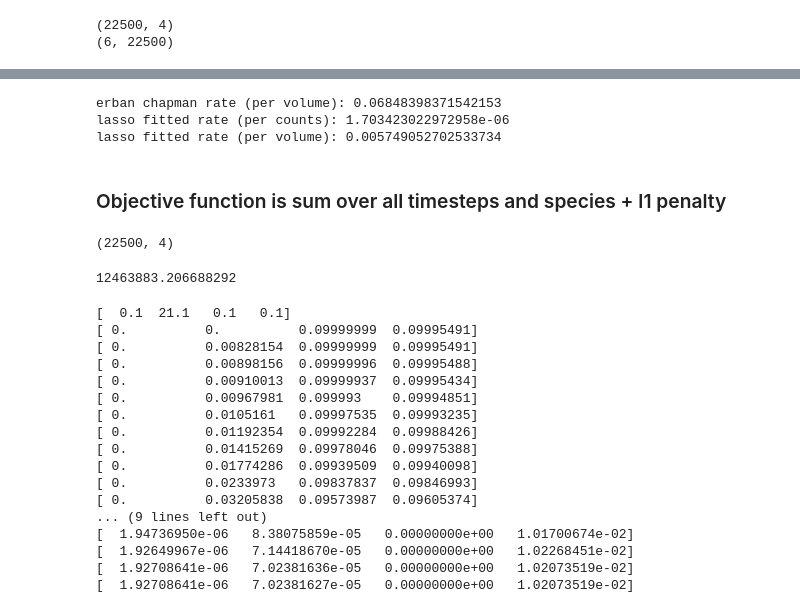
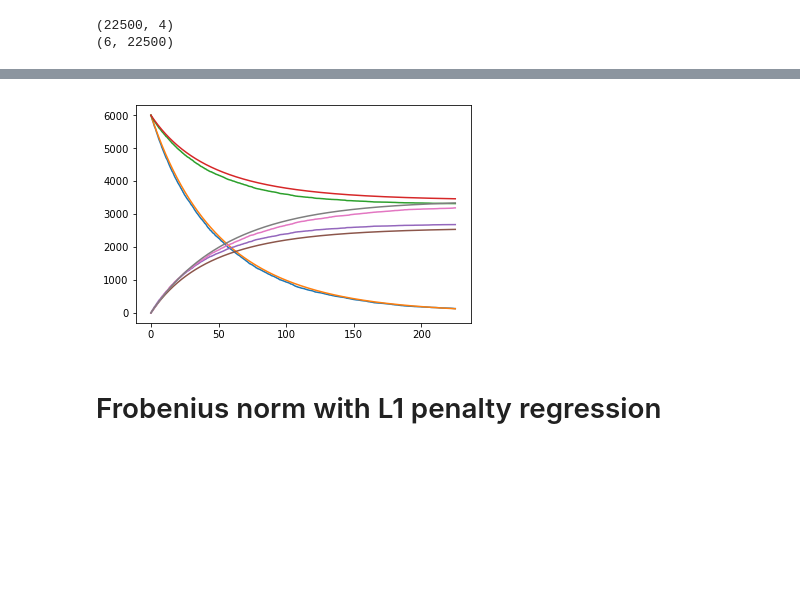
Before and after one commit to readdy/readdy_learn, a Jupyter notebook: analyze/analyze_simple.ipynb, the cells around one changed output, grey strips where cells are left out. Cells and saved outputs as stored; diff of their text form; code cells hidden in the pictures; blank space fills up the shorter version.

```diff
--- a/analyze/analyze_simple.ipynb
+++ b/analyze/analyze_simple.ipynb
@@ -151,10 +117,0 @@ rate_chapman = 4. * np.pi * diffusion_coeff * reaction_radius * (1. - np.tanh(tm
-# %%
-print("erban chapman rate (per volume): {}".format(rate_chapman))
-print("lasso fitted rate (per counts): {}".format(xi[0]))
-print("lasso fitted rate (per volume): {}".format(xi[0] * 15 * 15 * 15))
-# %% [output]
-erban chapman rate (per volume): 0.06848398371542153
-lasso fitted rate (per counts): 1.703423022972958e-06
-lasso fitted rate (per volume): 0.005749052702533734
-# %% [markdown]
-### Objective function is sum over all timesteps and species + l1 penalty
@@ -165,6 +118,16 @@ import matplotlib.pyplot as plt
-# %%
-print(counts.shape)
-n_timesteps = counts.shape[0]
-# %% [output]
-(22500, 4)
+# %%
+from scipy.integrate import odeint
+%matplotlib inline
+import matplotlib.pyplot as plt
+def fun(data, _):
+    theta = np.array([theta1(data), theta2(data), theta3(data), theta5(data)])
+    return np.matmul(xi, theta)
+num_solution = odeint(fun, counts[0], np.arange(0, n_timesteps*.01, .01))
+for i in range(4):
+    plt.plot(np.arange(0, n_timesteps*.01, .01), counts[:,i])
+    plt.plot(np.arange(0, n_timesteps*.01, .01), num_solution[:, i])
+# %% [output]
+[figure, added]
+# %% [markdown]
+# Frobenius norm with L1 penalty regression
 # %%
@@ -194,30 +146,0 @@ def objective_fun(alpha, k_reg, counts=cnts, dcounts_dt=dc, theta=[theta1, theta
-# %%
-init_xi = np.array([0.1,0.1,0.1,0.1])
-objective_fun(init_xi, 10000000.)
-# %% [output]
-12463883.206688292
-# %%
-bounds = ((0., None), (0., None), (0., None), (0., None))
-result = so.minimize(
-    lambda x: objective_fun(x, 10000000.),
-    init_xi,
-    bounds=bounds,
-    callback=lambda x: print(x))
-# %% [output]
-[  0.1  21.1   0.1   0.1]
-[ 0.          0.          0.09999999  0.09995491]
-[ 0.          0.00828154  0.09999999  0.09995491]
-[ 0.          0.00898156  0.09999996  0.09995488]
-[ 0.          0.00910013  0.09999937  0.09995434]
-[ 0.          0.00967981  0.099993    0.09994851]
-[ 0.          0.0105161   0.09997535  0.09993235]
-[ 0.          0.01192354  0.09992284  0.09988426]
-[ 0.          0.01415269  0.09978046  0.09975388]
-[ 0.          0.01774286  0.09939509  0.09940098]
-[ 0.          0.0233973   0.09837837  0.09846993]
-[ 0.          0.03205838  0.09573987  0.09605374]
-... (9 lines left out)
-[  1.94736950e-06   8.38075859e-05   0.00000000e+00   1.01700674e-02]
-[  1.92649967e-06   7.14418670e-05   0.00000000e+00   1.02268451e-02]
-[  1.92708641e-06   7.02381636e-05   0.00000000e+00   1.02073519e-02]
-[  1.92708641e-06   7.02381627e-05   0.00000000e+00   1.02073519e-02]
```
Also changed, not shown: parts of 32 cells of this notebook.
